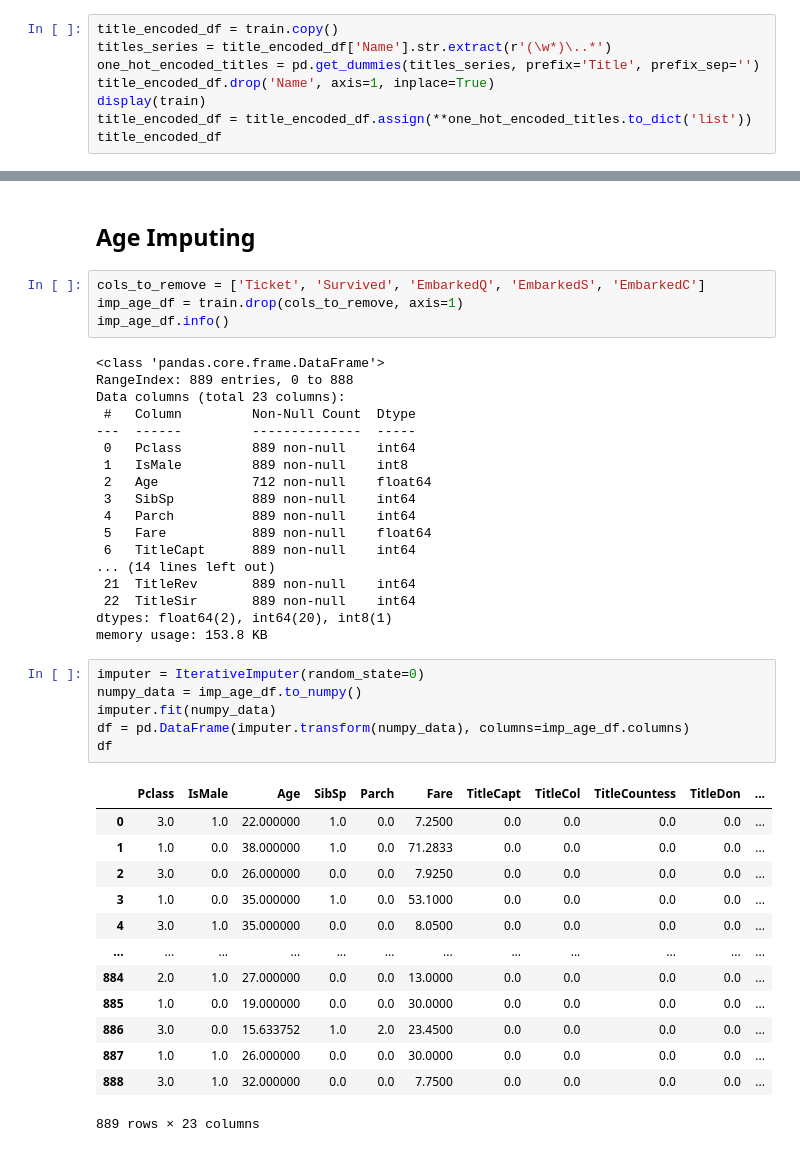
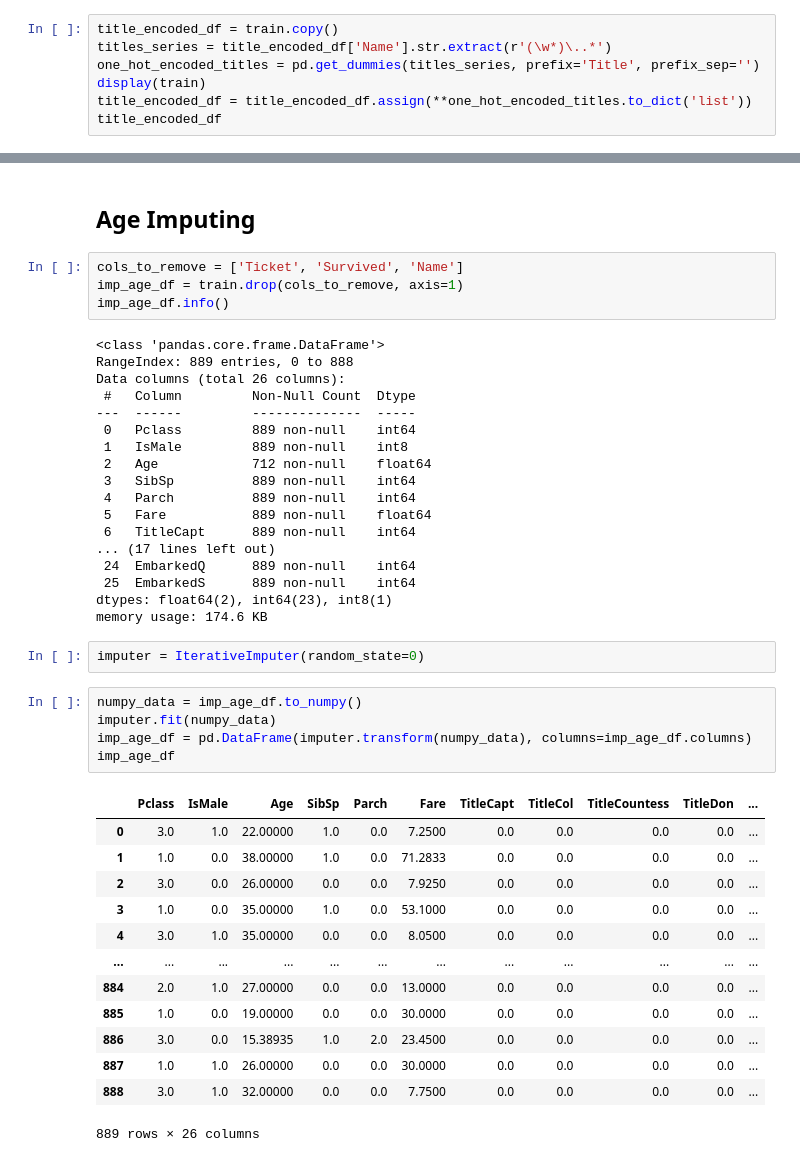
Before and after one commit to tykangler/titanic, a Jupyter notebook: titanic.ipynb, the cells around one changed output, grey strips where cells are left out. Drawn from its saved outputs; the diff is of its cells as text.

```diff
--- a/titanic.ipynb
+++ b/titanic.ipynb
@@ -171,7 +186,6 @@ We should use one-hot-encoding and assign `Title` columns
 title_encoded_df = train.copy()
 titles_series = title_encoded_df['Name'].str.extract(r'(\w*)\..*')
 one_hot_encoded_titles = pd.get_dummies(titles_series, prefix='Title', prefix_sep='')
-title_encoded_df.drop('Name', axis=1, inplace=True)
 display(train)
 title_encoded_df = title_encoded_df.assign(**one_hot_encoded_titles.to_dict('list'))
 title_encoded_df
@@ -257,13 +262,13 @@ train
 # %% [markdown]
 ## Age Imputing
 # %%
-cols_to_remove = ['Ticket', 'Survived', 'EmbarkedQ', 'EmbarkedS', 'EmbarkedC']
+cols_to_remove = ['Ticket', 'Survived', 'Name']
 imp_age_df = train.drop(cols_to_remove, axis=1)
 imp_age_df.info()
 # %% [output]
 <class 'pandas.core.frame.DataFrame'>
 RangeIndex: 889 entries, 0 to 888
-Data columns (total 23 columns):
+Data columns (total 26 columns):
  #   Column         Non-Null Count  Dtype
 ---  ------         --------------  -----
  0   Pclass         889 non-null    int64
@@ -273,31 +278,32 @@ Data columns (total 23 columns):
  4   Parch          889 non-null    int64
  5   Fare           889 non-null    float64
  6   TitleCapt      889 non-null    int64
-... (14 lines left out)
- 21  TitleRev       889 non-null    int64
- 22  TitleSir       889 non-null    int64
-dtypes: float64(2), int64(20), int8(1)
-memory usage: 153.8 KB
+... (17 lines left out)
+ 24  EmbarkedQ      889 non-null    int64
+ 25  EmbarkedS      889 non-null    int64
+dtypes: float64(2), int64(23), int8(1)
+memory usage: 174.6 KB
+# %%
+imputer = IterativeImputer(random_state=0)
 # %%
-imputer = IterativeImputer(random_state=0)
 numpy_data = imp_age_df.to_numpy()
 imputer.fit(numpy_data)
-df = pd.DataFrame(imputer.transform(numpy_data), columns=imp_age_df.columns)
-df
+imp_age_df = pd.DataFrame(imputer.transform(numpy_data), columns=imp_age_df.columns)
+imp_age_df
 # %% [output]
 |  | Pclass | IsMale | Age | SibSp | Parch | Fare | TitleCapt | TitleCol | TitleCountess | TitleDon | ... |
-| 0 | 3.0 | 1.0 | 22.000000 | 1.0 | 0.0 | 7.2500 | 0.0 | 0.0 | 0.0 | 0.0 | ... |
-| 1 | 1.0 | 0.0 | 38.000000 | 1.0 | 0.0 | 71.2833 | 0.0 | 0.0 | 0.0 | 0.0 | ... |
-| 2 | 3.0 | 0.0 | 26.000000 | 0.0 | 0.0 | 7.9250 | 0.0 | 0.0 | 0.0 | 0.0 | ... |
-| 3 | 1.0 | 0.0 | 35.000000 | 1.0 | 0.0 | 53.1000 | 0.0 | 0.0 | 0.0 | 0.0 | ... |
-| 4 | 3.0 | 1.0 | 35.000000 | 0.0 | 0.0 | 8.0500 | 0.0 | 0.0 | 0.0 | 0.0 | ... |
+| 0 | 3.0 | 1.0 | 22.00000 | 1.0 | 0.0 | 7.2500 | 0.0 | 0.0 | 0.0 | 0.0 | ... |
+| 1 | 1.0 | 0.0 | 38.00000 | 1.0 | 0.0 | 71.2833 | 0.0 | 0.0 | 0.0 | 0.0 | ... |
+| 2 | 3.0 | 0.0 | 26.00000 | 0.0 | 0.0 | 7.9250 | 0.0 | 0.0 | 0.0 | 0.0 | ... |
+| 3 | 1.0 | 0.0 | 35.00000 | 1.0 | 0.0 | 53.1000 | 0.0 | 0.0 | 0.0 | 0.0 | ... |
+| 4 | 3.0 | 1.0 | 35.00000 | 0.0 | 0.0 | 8.0500 | 0.0 | 0.0 | 0.0 | 0.0 | ... |
 | ... | ... | ... | ... | ... | ... | ... | ... | ... | ... | ... | ... |
-| 884 | 2.0 | 1.0 | 27.000000 | 0.0 | 0.0 | 13.0000 | 0.0 | 0.0 | 0.0 | 0.0 | ... |
-| 885 | 1.0 | 0.0 | 19.000000 | 0.0 | 0.0 | 30.0000 | 0.0 | 0.0 | 0.0 | 0.0 | ... |
-| 886 | 3.0 | 0.0 | 15.633752 | 1.0 | 2.0 | 23.4500 | 0.0 | 0.0 | 0.0 | 0.0 | ... |
-| 887 | 1.0 | 1.0 | 26.000000 | 0.0 | 0.0 | 30.0000 | 0.0 | 0.0 | 0.0 | 0.0 | ... |
-| 888 | 3.0 | 1.0 | 32.000000 | 0.0 | 0.0 | 7.7500 | 0.0 | 0.0 | 0.0 | 0.0 | ... |
+| 884 | 2.0 | 1.0 | 27.00000 | 0.0 | 0.0 | 13.0000 | 0.0 | 0.0 | 0.0 | 0.0 | ... |
+| 885 | 1.0 | 0.0 | 19.00000 | 0.0 | 0.0 | 30.0000 | 0.0 | 0.0 | 0.0 | 0.0 | ... |
+| 886 | 3.0 | 0.0 | 15.38935 | 1.0 | 2.0 | 23.4500 | 0.0 | 0.0 | 0.0 | 0.0 | ... |
+| 887 | 1.0 | 1.0 | 26.00000 | 0.0 | 0.0 | 30.0000 | 0.0 | 0.0 | 0.0 | 0.0 | ... |
+| 888 | 3.0 | 1.0 | 32.00000 | 0.0 | 0.0 | 7.7500 | 0.0 | 0.0 | 0.0 | 0.0 | ... |
-889 rows × 23 columns
+889 rows × 26 columns
 # %%
 fig, (ax1, ax2) = plt.subplots(1, 2, figsize=(10, 8))
 ax1.set_title('Pre-Imputation')
```
Also changed, not shown: parts of 51 cells of this notebook.
